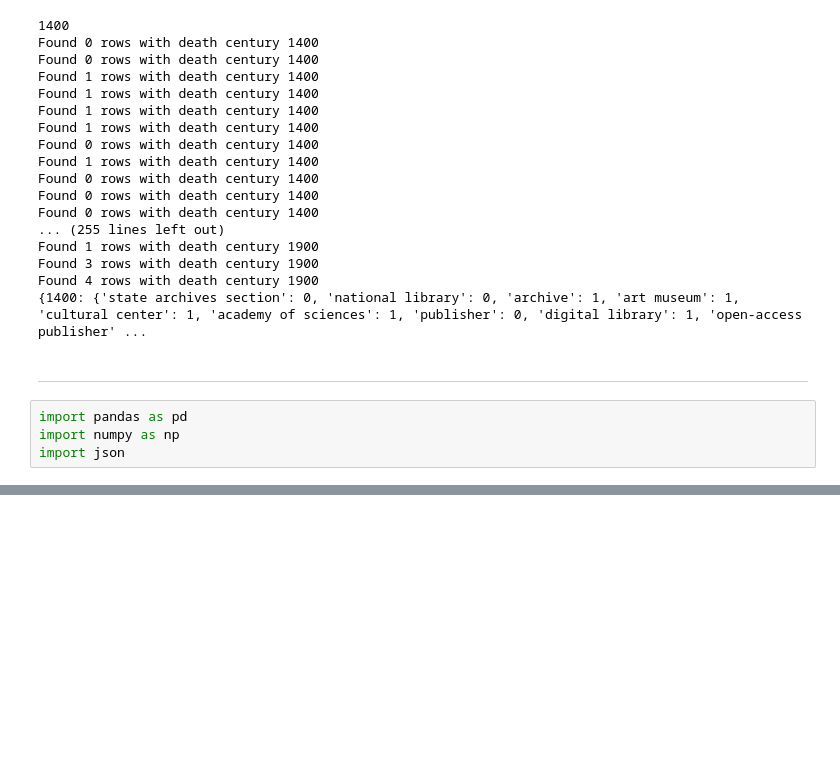
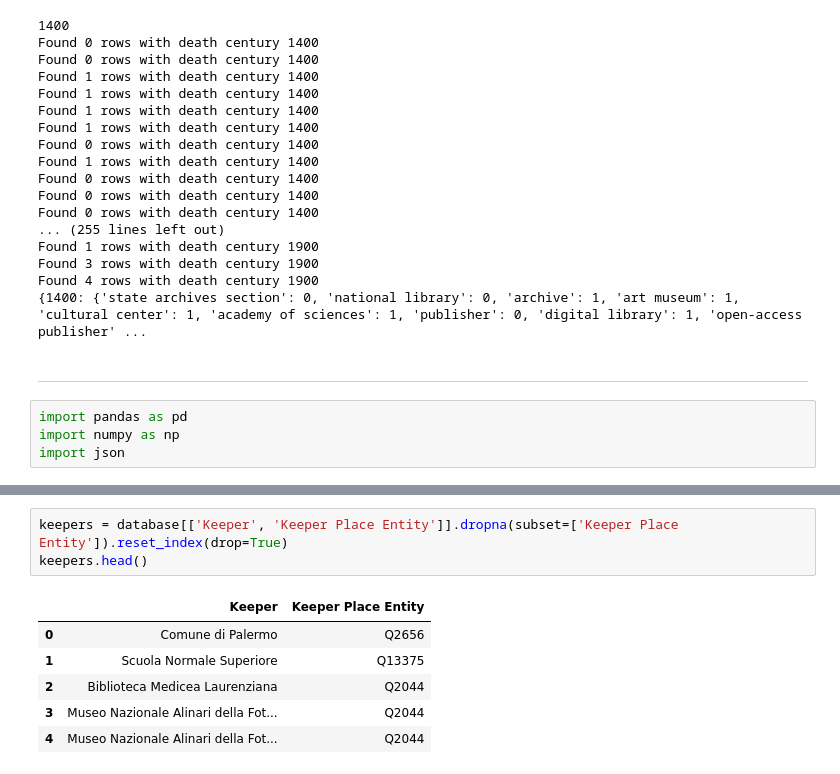
Before and after one commit to alicebordignon/ITArtHistorians, a Jupyter notebook: 00_DoAH_first_cleaning.ipynb, the cells around one changed output, grey strips where cells are left out. Saved outputs shown, nothing was run; the diff lists cells and outputs as text; blank space fills up the shorter version.

```diff
--- a/00_DoAH_first_cleaning.ipynb
+++ b/00_DoAH_first_cleaning.ipynb
@@ -1298,0 +1319,10 @@ database.head()
+# %%
+keepers = database[['Keeper', 'Keeper Place Entity']].dropna(subset=['Keeper Place Entity']).reset_index(drop=True)
+keepers.head()
+# %% [output]
+|  | Keeper | Keeper Place Entity |
+| 0 | Comune di Palermo | Q2656 |
+| 1 | Scuola Normale Superiore | Q13375 |
+| 2 | Biblioteca Medicea Laurenziana | Q2044 |
+| 3 | Museo Nazionale Alinari della Fot... | Q2044 |
+| 4 | Museo Nazionale Alinari della Fot... | Q2044 |
```
Also changed, not shown: parts of 10 cells of this notebook, 3 other files.
